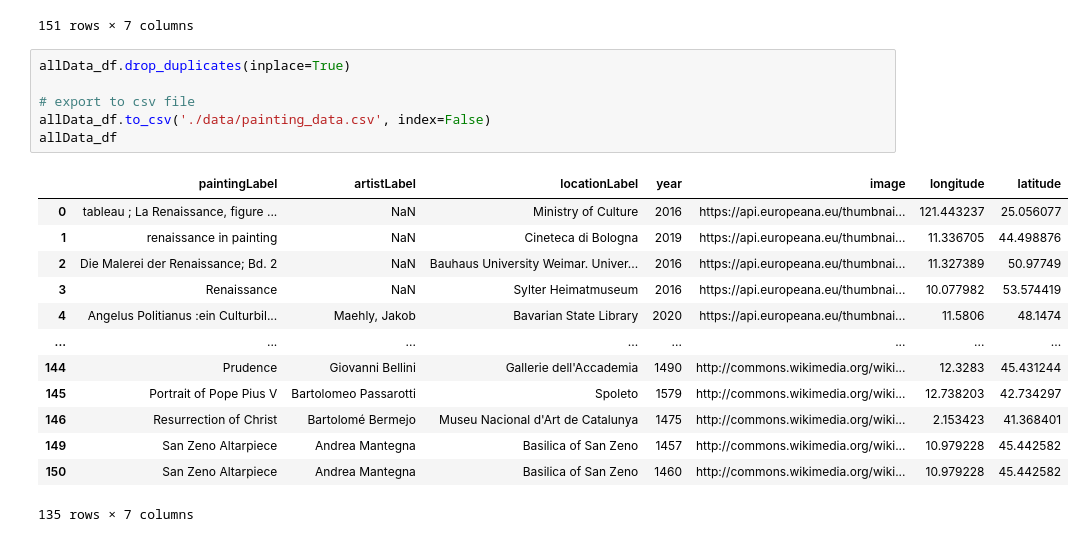
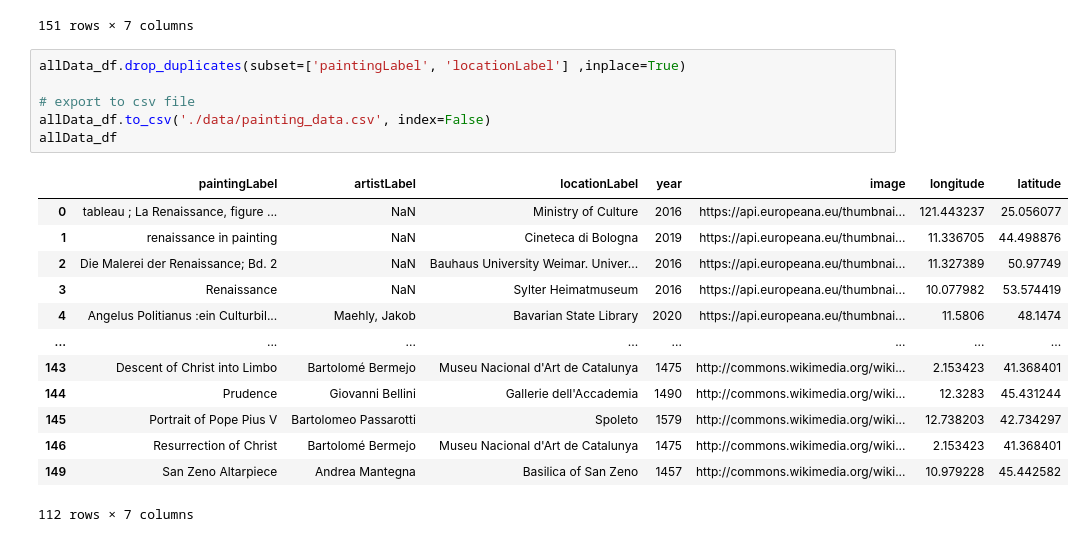
Before and after one commit to lnguyen2693/TuftsIntroDH-FinalProject, a Jupyter notebook: mergeData.ipynb, the cells around one changed output. Cells and saved outputs as stored; diff of their text form.

Commit message:
drop duplicates

```diff
--- a/mergeData.ipynb
+++ b/mergeData.ipynb
@@ -169,22 +169,22 @@ allData_df
 | 150 | San Zeno Altarpiece | Andrea Mantegna | Basilica of San Zeno | 1460 | http://commons.wikimedia.org/wiki... | 10.979228 | 45.442582 |
 151 rows × 7 columns
 # %%
-allData_df.drop_duplicates(inplace=True)
+allData_df.drop_duplicates(subset=['paintingLabel', 'locationLabel'] ,inplace=True)
 
 # export to csv file
 allData_df.to_csv('./data/painting_data.csv', index=False)
 allData_df
 # %% [output]
 |  | paintingLabel | artistLabel | locationLabel | year | image | longitude | latitude |
 | 0 | tableau ; La Renaissance, figure ... | NaN | Ministry of Culture | 2016 | https://api.europeana.eu/thumbnai... | 121.443237 | 25.056077 |
 | 1 | renaissance in painting | NaN | Cineteca di Bologna | 2019 | https://api.europeana.eu/thumbnai... | 11.336705 | 44.498876 |
 | 2 | Die Malerei der Renaissance; Bd. 2 | NaN | Bauhaus University Weimar. Univer... | 2016 | https://api.europeana.eu/thumbnai... | 11.327389 | 50.97749 |
 | 3 | Renaissance | NaN | Sylter Heimatmuseum | 2016 | https://api.europeana.eu/thumbnai... | 10.077982 | 53.574419 |
 | 4 | Angelus Politianus :ein Culturbil... | Maehly, Jakob | Bavarian State Library | 2020 | https://api.europeana.eu/thumbnai... | 11.5806 | 48.1474 |
 | ... | ... | ... | ... | ... | ... | ... | ... |
+| 143 | Descent of Christ into Limbo | Bartolomé Bermejo | Museu Nacional d'Art de Catalunya | 1475 | http://commons.wikimedia.org/wiki... | 2.153423 | 41.368401 |
 | 144 | Prudence | Giovanni Bellini | Gallerie dell'Accademia | 1490 | http://commons.wikimedia.org/wiki... | 12.3283 | 45.431244 |
 | 145 | Portrait of Pope Pius V | Bartolomeo Passarotti | Spoleto | 1579 | http://commons.wikimedia.org/wiki... | 12.738203 | 42.734297 |
 | 146 | Resurrection of Christ | Bartolomé Bermejo | Museu Nacional d'Art de Catalunya | 1475 | http://commons.wikimedia.org/wiki... | 2.153423 | 41.368401 |
 | 149 | San Zeno Altarpiece | Andrea Mantegna | Basilica of San Zeno | 1457 | http://commons.wikimedia.org/wiki... | 10.979228 | 45.442582 |
-| 150 | San Zeno Altarpiece | Andrea Mantegna | Basilica of San Zeno | 1460 | http://commons.wikimedia.org/wiki... | 10.979228 | 45.442582 |
-135 rows × 7 columns
+112 rows × 7 columns
```
Also changed, not shown: 1 other file.
